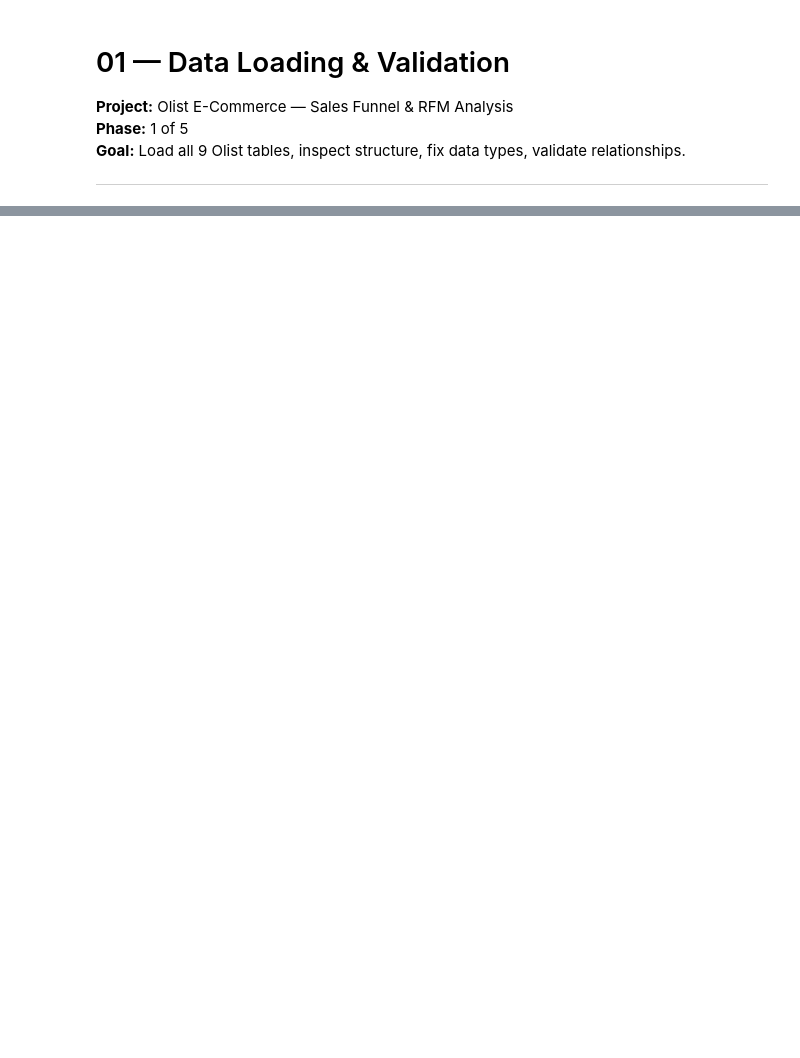
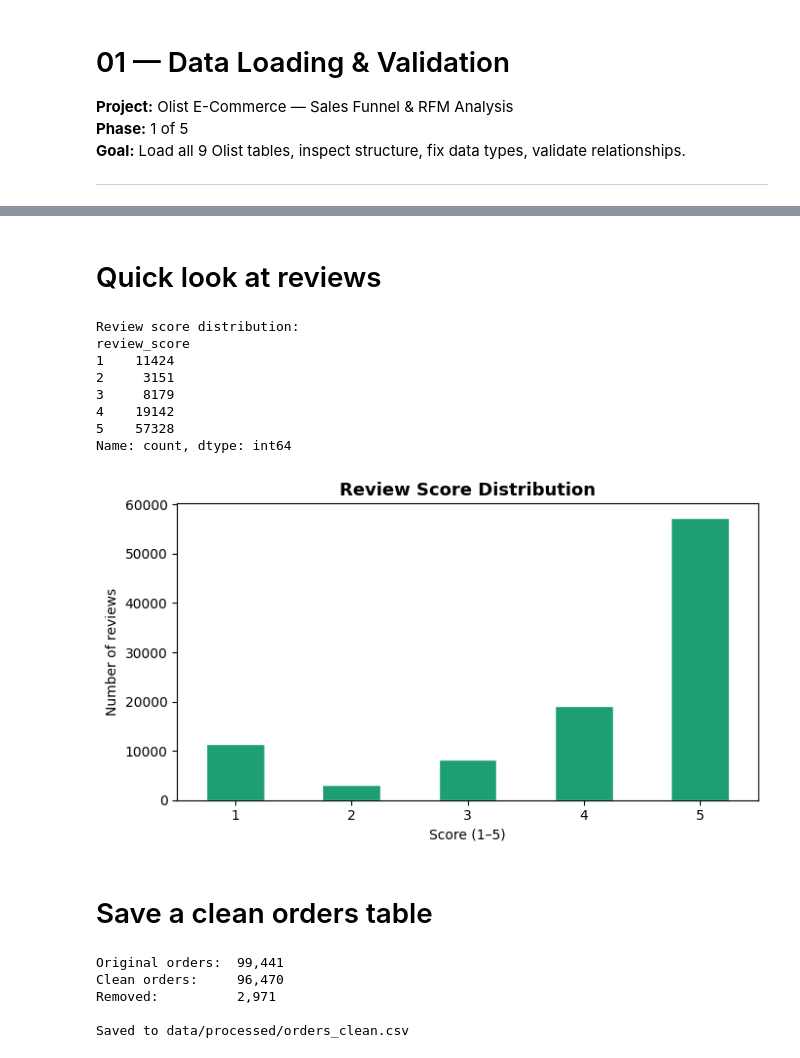
Before and after one commit to NelsonBenitez/olist-ecommerce-analysis, a Jupyter notebook: notebooks/01_data_loading.ipynb, the cells around one changed output, grey strips where cells are left out. Saved outputs shown, nothing was run; the diff lists cells and outputs as text; code cells hidden in the pictures; blank space fills up the shorter version.

```diff
--- a/notebooks/01_data_loading.ipynb
+++ b/notebooks/01_data_loading.ipynb
@@ -136,0 +244,48 @@ print('✅ Saved to data/processed/orders_clean.csv')
+# %% [markdown]
+# Quick look at reviews
+# %%
+print("Review score distribution:")
+print(reviews["review_score"].value_counts().sort_index())
+
+fig, ax = plt.subplots(figsize=(7, 4))
+reviews["review_score"].value_counts().sort_index().plot(
+    kind="bar", ax=ax, color="#1D9E75", edgecolor="white"
+)
+ax.set_title("Review Score Distribution", fontsize=13, fontweight="bold")
+ax.set_xlabel("Score (1–5)")
+ax.set_ylabel("Number of reviews")
+ax.set_xticklabels(ax.get_xticklabels(), rotation=0)
+plt.tight_layout()
+plt.savefig("../reports/01_review_distribution.png", dpi=150)
+plt.show()
+# %% [output]
+Review score distribution:
+review_score
+1    11424
+2     3151
+3     8179
+4    19142
+5    57328
+Name: count, dtype: int64
+[figure, added]
+# %% [markdown]
+# Save a clean orders table
+# %%
+# Keep only delivered orders with no missing delivery dates
+orders_clean = orders[
+    (orders["order_status"] == "delivered") &
+    (orders["order_delivered_customer_date"].notna())
+].copy()
+
+orders_clean.to_csv("../data/processed/orders_clean.csv", index=False)
+
+print(f"Original orders:  {len(orders):,}")
+print(f"Clean orders:     {len(orders_clean):,}")
+print(f"Removed:          {len(orders) - len(orders_clean):,}")
+print("\nSaved to data/processed/orders_clean.csv")
+# %% [output]
+Original orders:  99,441
+Clean orders:     96,470
+Removed:          2,971
+
+Saved to data/processed/orders_clean.csv
```
Also changed, not shown: parts of 37 cells of this notebook, 20 other files.
